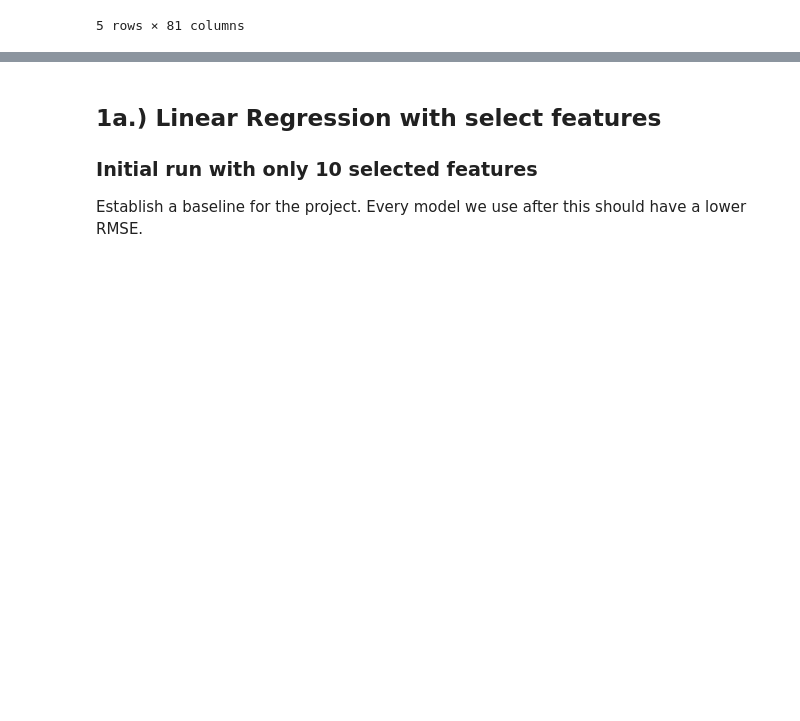
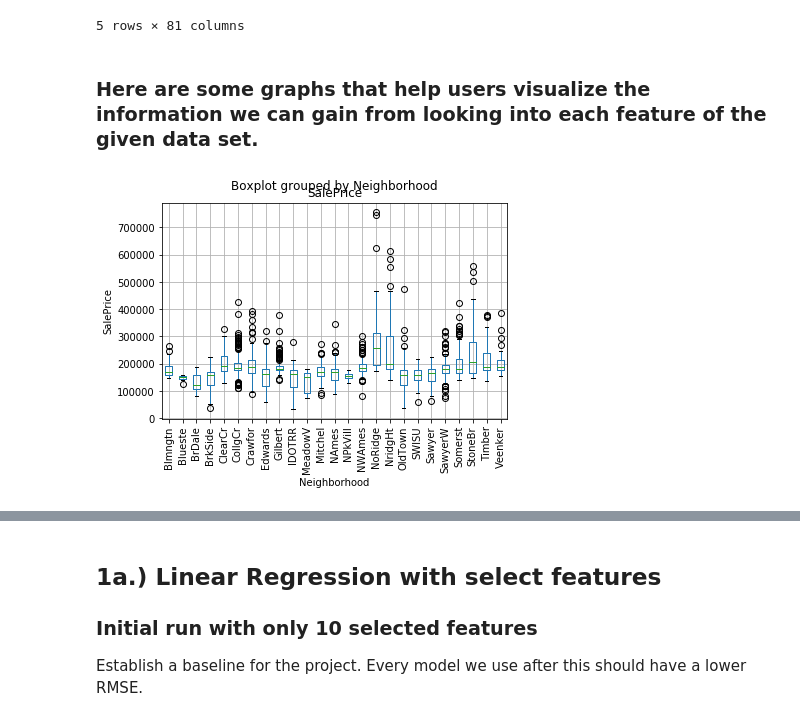
Before and after one commit to RPeralta5/Data-Science, a Jupyter notebook: Source Files/House_Prices.ipynb, the cells around one changed output, grey strips where cells are left out. Drawn from its saved outputs; the diff is of its cells as text; code cells hidden in the pictures; blank space fills up the shorter version.

```diff
--- a/Source Files/House_Prices.ipynb
+++ b/Source Files/House_Prices.ipynb
@@ -53,3 +53,14 @@ houses_df.head()
 | 3 | 4 | 70 | RL | 60.0 | 9550 | Pave | NaN | IR1 | Lvl | ... |
 | 4 | 5 | 60 | RL | 84.0 | 14260 | Pave | NaN | IR1 | Lvl | ... |
 5 rows × 81 columns
+# %% [markdown]
+### Here are some graphs that help users visualize the information we can gain from looking into each feature of the given data set.
+# %%
+#to check the different house prices in different neighborhood
+houses_df.boxplot(column='SalePrice', by='Neighborhood', whis=1.5,)
+plt.xlabel("Neighborhood")
+plt.ylabel("SalePrice")
+xt = plt.xticks(rotation=90)
+plt.show()
+# %% [output]
+[figure, added]
```
Also changed, not shown: parts of 5 cells of this notebook.
